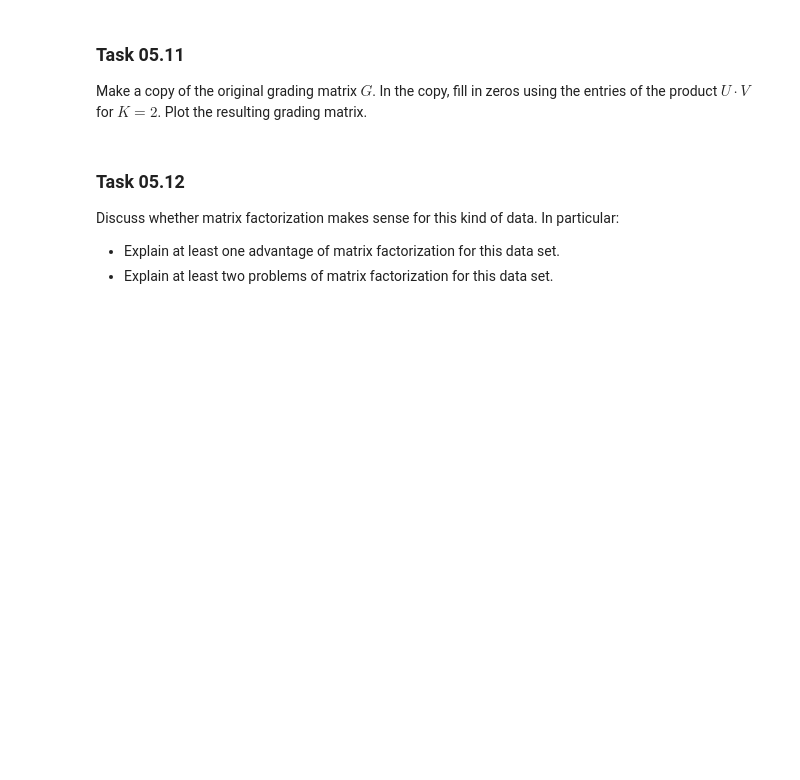
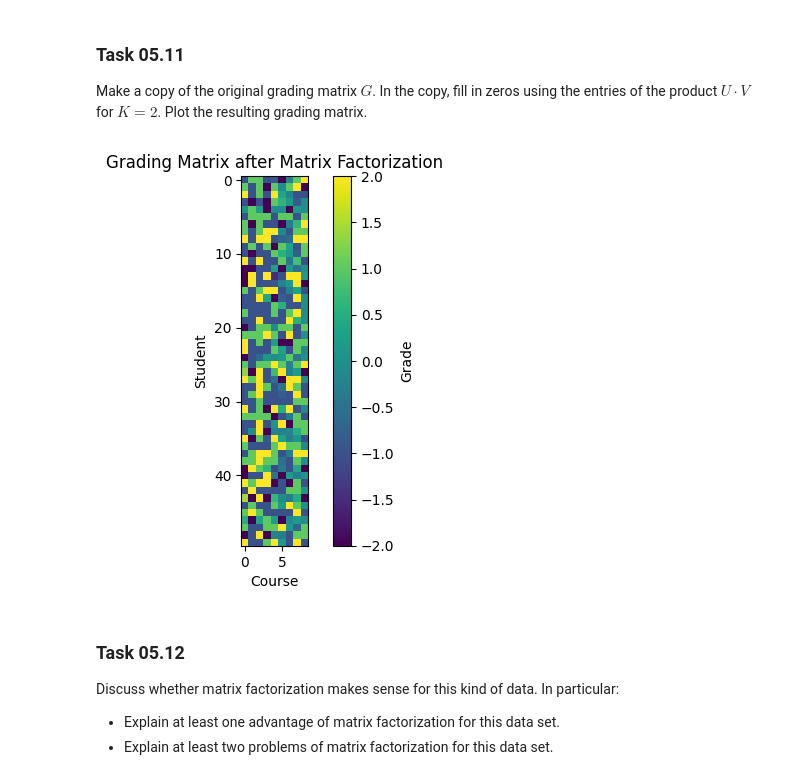
Before and after one commit to sachinskss/dataminingEx, a Jupyter notebook: sheet05_Christoph.ipynb, the cells around one changed output. Cells and saved outputs as stored; diff of their text form; code cells hidden in the pictures; blank space fills up the shorter version.

```diff
--- a/sheet05_Christoph.ipynb
+++ b/sheet05_Christoph.ipynb
@@ -291,6 +459,30 @@ Provide two scatter plots, one for the student representations $U$, and one for
 Make a copy of the original grading matrix $G$.
 In the copy, fill in zeros using the entries of the product $U \cdot V$ for $K = 2$.
 Plot the resulting grading matrix.
+# %%
+# AI tools (Bing Chat) used for the code and partly for commenting
+
+# Make a copy of the original grading matrix G
+G_copy = np.copy(G)
+
+# Perform matrix factorization with K=2
+U, V = matrix_factorization(G, 2)
+
+# Compute the estimated grades
+estimated_grades = U @ V
+
+# Replace the zero entries in the copy of G with the corresponding entries from the estimated grades
+G_copy[G_copy == 0] = estimated_grades[G_copy == 0]
+
+# Plot the resulting grading matrix
+plt.imshow(G_copy, cmap='viridis')
+plt.colorbar(label='Grade')
+plt.title('Grading Matrix after Matrix Factorization')
+plt.xlabel('Course')
+plt.ylabel('Student')
+plt.show()
+# %% [output]
+[figure, added]
 # %% [markdown]
 ### Task 05.12
 
```
Also changed, not shown: parts of 8 cells of this notebook, 2 other files.
